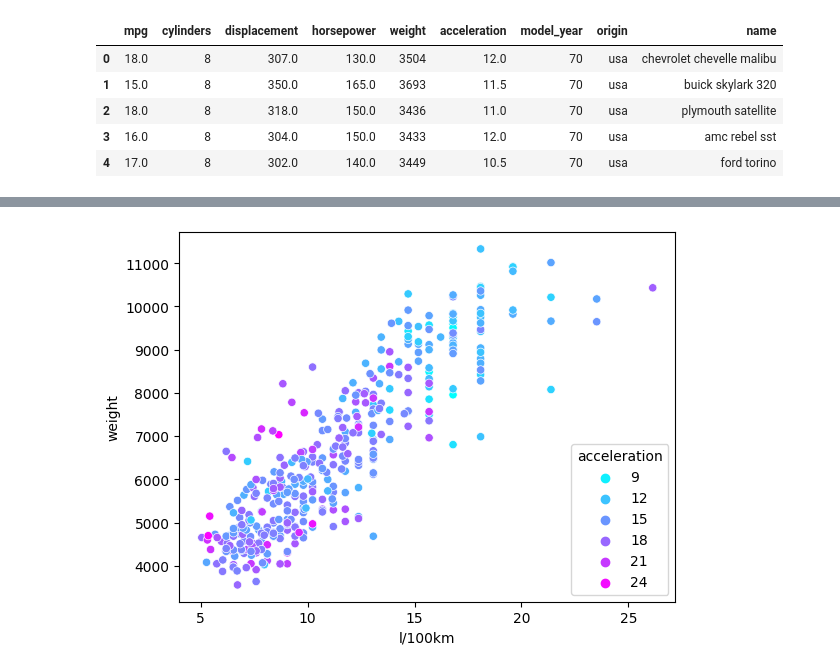
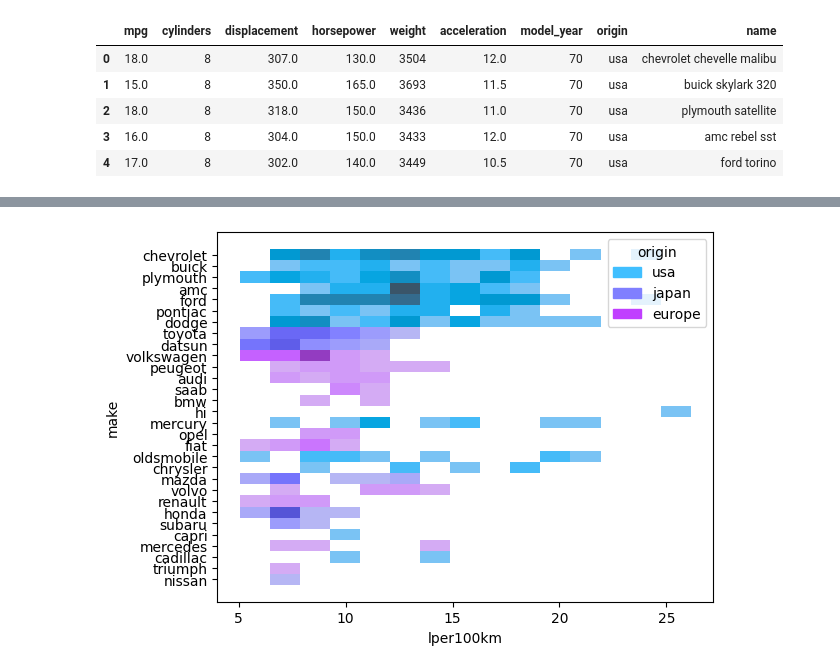
Before and after one commit to Rufshod/Statistical_Analysis_Alexander_Andersson, a Jupyter notebook: Lab/Lab_test.ipynb, the cells around one changed output, grey strips where cells are left out. Drawn from its saved outputs; the diff is of its cells as text; code cells hidden in the pictures.

Commit message:
Started on lab_cars and created functions.py file

```diff
--- a/Lab/Lab_test.ipynb
+++ b/Lab/Lab_test.ipynb
@@ -66,7 +72,12 @@ df_errors = df.copy()
 
 #Splitting columns into make and model.
 df_errors[["name", "test"]] = df_errors["name"].str.split(" ", 1, expand=True)
-df_errors.rename(columns={"name": "make", "test": "model", "mpg": "l/100km"}, inplace=True)
+df_errors.rename(columns={"name": "make", "test": "model", "mpg": "lper100km"}, inplace=True)
 cars = df_errors
-# renaming vw into volkswagen.
-cars["make"].replace("vw", "volkswagen", inplace=True)
+# Creating simple function for renaming spelling errors in cars dataframe
+
+# renaming brands into correct spelling. found by using cars["make"].valuecounts() and checking manually.
+func_rename(cars,"vw","volkswagen"), func_rename(cars,"vokswagen","volkswagen")
+func_rename(cars,"chevy","chevrolet"), func_rename(cars,"chevroelt","chevrolet")
+func_rename(cars,"maxda","mazda"), func_rename(cars,"toyouta", "toyota")
+func_rename(cars,"mercedes-benz", "mercedes"),
@@ -167,5 +182,5 @@ cars["l/100km"], cars["weight"]
 # %%
-sns.scatterplot(data=cars, x="l/100km", y="weight", hue="acceleration", palette="cool")
+sns.histplot(data=cars, x="lper100km", y="make", hue="origin", palette="cool")
 plt.show()
 # %% [output]
-[figure, old version]
+[figure, new version]
```
Also changed, not shown: parts of 23 cells of this notebook, 5 other files.
